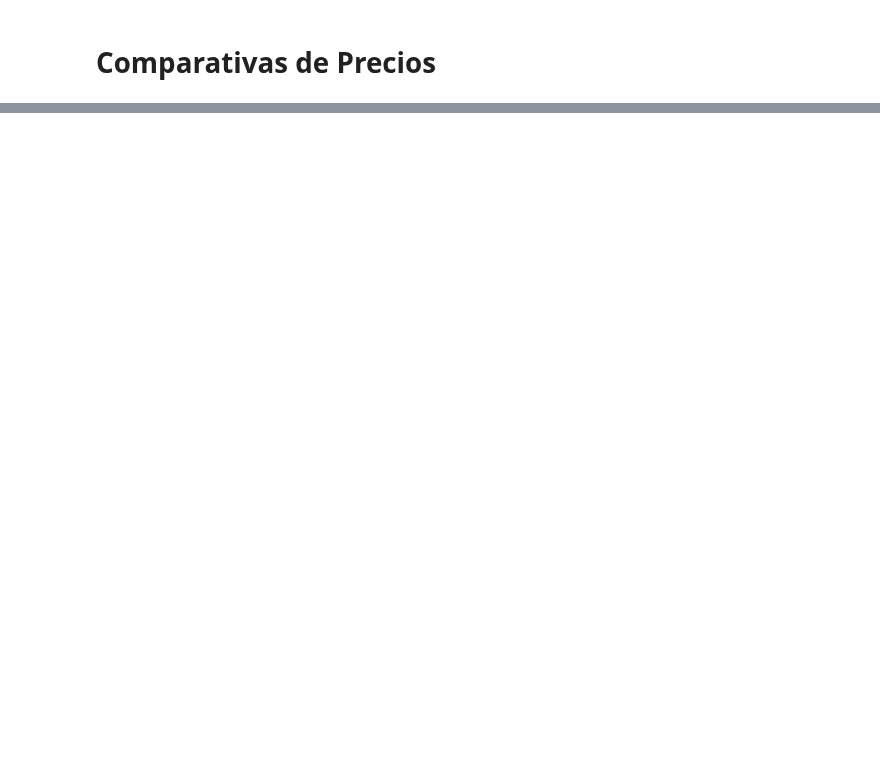
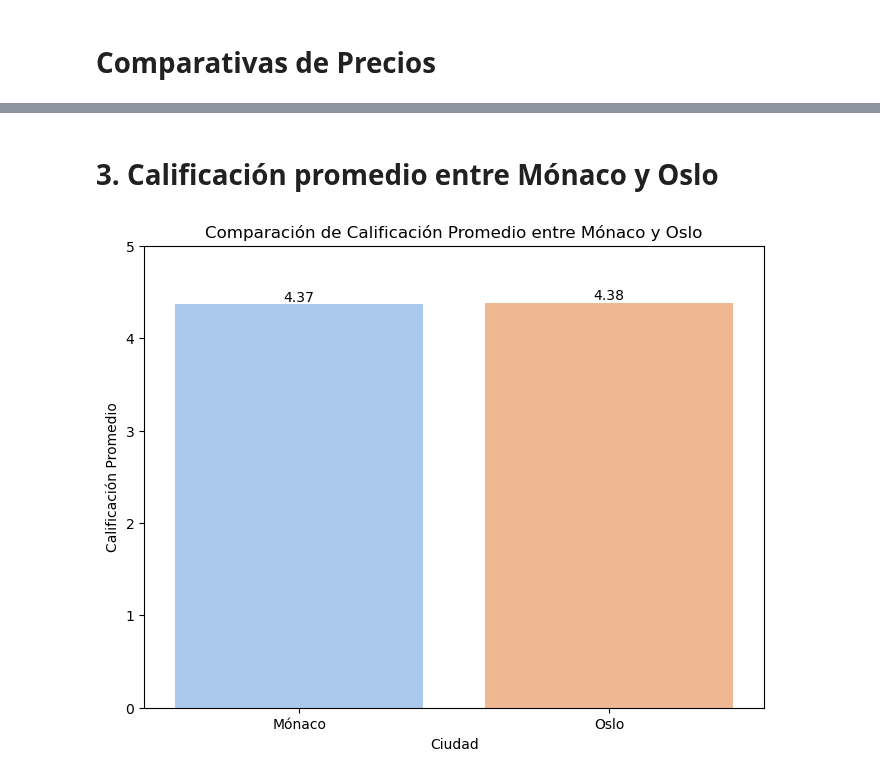
Before and after one commit to apelsito/Proyecto3-Explorando-Viajes, a Jupyter notebook: jupyter_notebooks/06_Comparativas_Precio.ipynb, the cells around one changed output, grey strips where cells are left out. Cells and saved outputs as stored; diff of their text form; code cells hidden in the pictures; blank space fills up the shorter version.

```diff
--- a/jupyter_notebooks/06_Comparativas_Precio.ipynb
+++ b/jupyter_notebooks/06_Comparativas_Precio.ipynb
@@ -32,0 +113,24 @@ import seaborn as sns               # Para visualizaciones estadísticas más av
+# %% [markdown]
+# 3. Calificación promedio entre Mónaco y Oslo
+# %%
+promedio_calificacion = pd.DataFrame({
+    "Ciudad": ["Mónaco", "Oslo"],
+    "Calificación Promedio": [actividades_monaco["Calificación"].mean(), actividades_oslo["Calificación"].mean()]
+})
+
+plt.figure(figsize=(8, 6))
+ax = sns.barplot(x="Ciudad", y="Calificación Promedio", data=promedio_calificacion, palette="pastel")
+plt.title("Comparación de Calificación Promedio entre Mónaco y Oslo")
+plt.ylim(0, 5)
+plt.xlabel("Ciudad")
+plt.ylabel("Calificación Promedio")
+
+# Agregar los valores promedio encima de las barras
+for p in ax.patches:
+    ax.annotate(f'{p.get_height():.2f}',
+                (p.get_x() + p.get_width() / 2, p.get_height()),
+                ha='center', va='bottom')
+
+plt.show()
+# %% [output]
+[figure, added]
```
Also changed, not shown: parts of 31 cells of this notebook, 27 other files.
